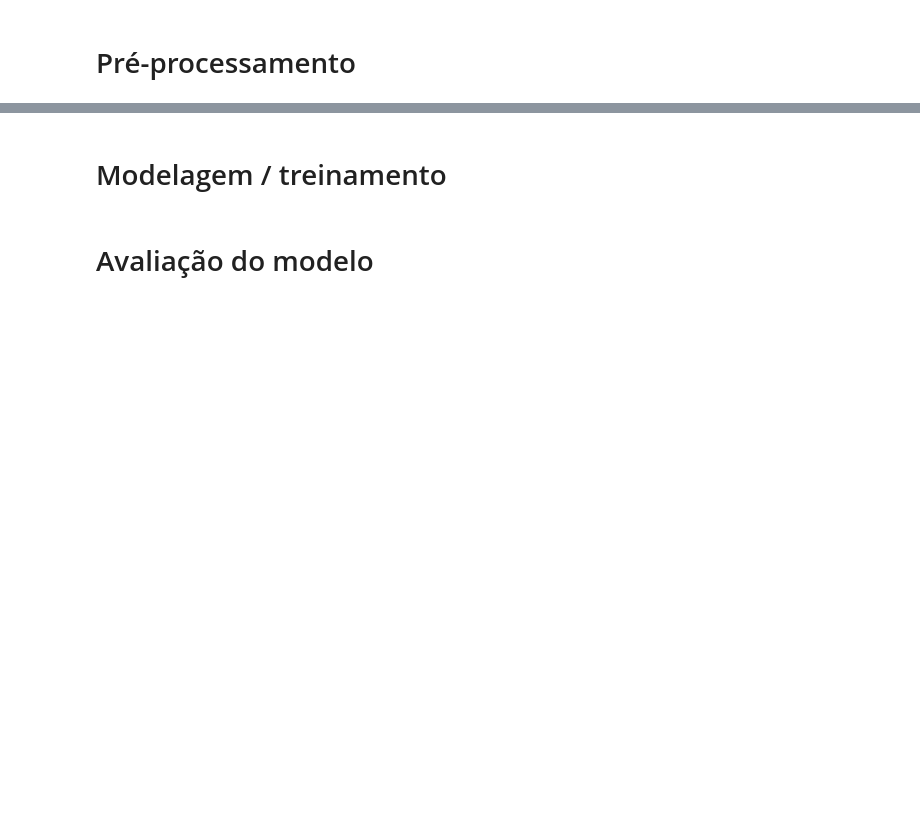
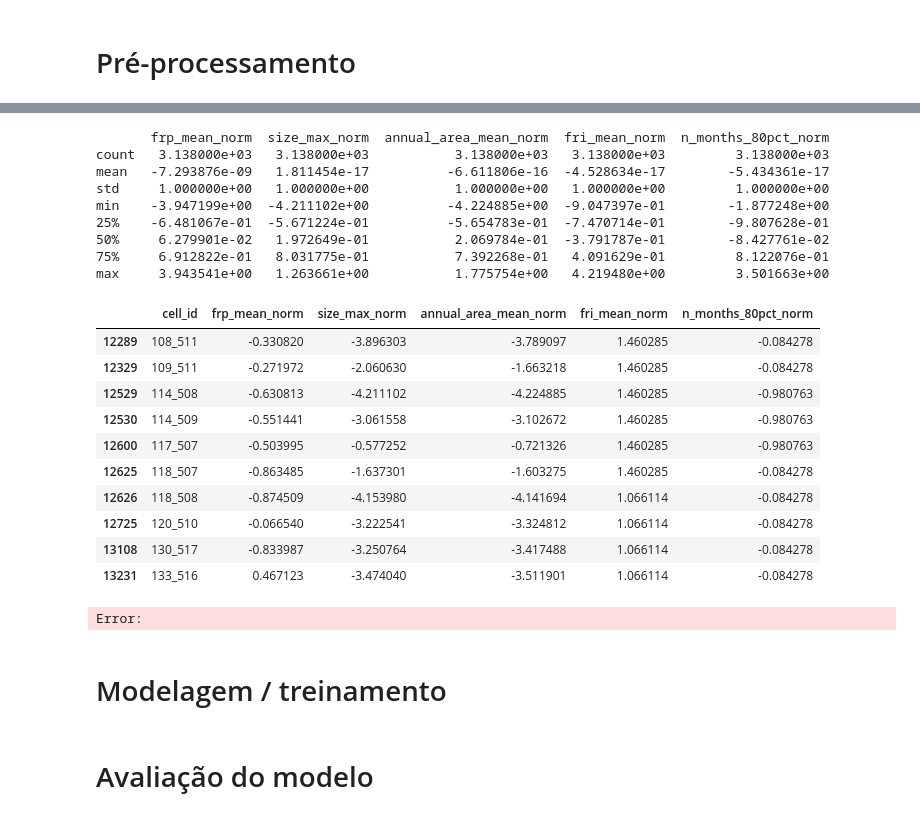
Before and after one commit to AndersonAlvesCoelho/pyroregions-classification, a Jupyter notebook: pyroregions_ucs.ipynb, the cells around one changed output, grey strips where cells are left out. Drawn from its saved outputs; the diff is of its cells as text; code cells hidden in the pictures; blank space fills up the shorter version.

```diff
--- a/pyroregions_ucs.ipynb
+++ b/pyroregions_ucs.ipynb
@@ -1392,0 +1440,8 @@ gc.collect()
+# %%
+# %%
+# Isolar o Grupo A para normalização e clustering
+
+group_a = fire_regime_vector[fire_regime_vector['group'] == 'A_confiavel'].copy()
+
+print("Células no Grupo A:", len(group_a))
+print(group_a[['fri_mean', 'frp_mean', 'n_months_80pct', 'size_max', 'annual_area_mean']].describe())
@@ -1392,0 +1459,66 @@ gc.collect()
+# %%
+# Normalização — log1p nas variáveis com cauda longa, depois z-score em todas
+
+from scipy import stats
+
+# Colunas com forte assimetria (desvio padrão > média, cauda longa) recebem log1p antes do z-score
+log_transform_cols = ['frp_mean', 'size_max', 'annual_area_mean']
+direct_zscore_cols = ['fri_mean', 'n_months_80pct']
+
+group_a_norm = group_a[['cell_id']].copy()
+
+for col in log_transform_cols:
+    logged = np.log1p(group_a[col])
+    group_a_norm[f'{col}_norm'] = (logged - logged.mean()) / logged.std()
+
+for col in direct_zscore_cols:
+    group_a_norm[f'{col}_norm'] = (group_a[col] - group_a[col].mean()) / group_a[col].std()
+
+print(group_a_norm.describe())
+group_a_norm.head(10)
+# %% [output]
+       frp_mean_norm  size_max_norm  annual_area_mean_norm  fri_mean_norm  n_months_80pct_norm
+count   3.138000e+03   3.138000e+03           3.138000e+03   3.138000e+03         3.138000e+03
+mean   -7.293876e-09   1.811454e-17          -6.611806e-16  -4.528634e-17        -5.434361e-17
+std     1.000000e+00   1.000000e+00           1.000000e+00   1.000000e+00         1.000000e+00
+min    -3.947199e+00  -4.211102e+00          -4.224885e+00  -9.047397e-01        -1.877248e+00
+25%    -6.481067e-01  -5.671224e-01          -5.654783e-01  -7.470714e-01        -9.807628e-01
+50%     6.279901e-02   1.972649e-01           2.069784e-01  -3.791787e-01        -8.427761e-02
+75%     6.912822e-01   8.031775e-01           7.392268e-01   4.091629e-01         8.122076e-01
+max     3.943541e+00   1.263661e+00           1.775754e+00   4.219480e+00         3.501663e+00
+|  | cell_id | frp_mean_norm | size_max_norm | annual_area_mean_norm | fri_mean_norm | n_months_80pct_norm |
+| 12289 | 108_511 | -0.330820 | -3.896303 | -3.789097 | 1.460285 | -0.084278 |
+| 12329 | 109_511 | -0.271972 | -2.060630 | -1.663218 | 1.460285 | -0.084278 |
+| 12529 | 114_508 | -0.630813 | -4.211102 | -4.224885 | 1.460285 | -0.980763 |
+| 12530 | 114_509 | -0.551441 | -3.061558 | -3.102672 | 1.460285 | -0.980763 |
+| 12600 | 117_507 | -0.503995 | -0.577252 | -0.721326 | 1.460285 | -0.980763 |
+| 12625 | 118_507 | -0.863485 | -1.637301 | -1.603275 | 1.460285 | -0.084278 |
+| 12626 | 118_508 | -0.874509 | -4.153980 | -4.141694 | 1.066114 | -0.084278 |
+| 12725 | 120_510 | -0.066540 | -3.222541 | -3.324812 | 1.066114 | -0.084278 |
+| 13108 | 130_517 | -0.833987 | -3.250764 | -3.417488 | 1.066114 | -0.084278 |
+| 13231 | 133_516 | 0.467123 | -3.474040 | -3.511901 | 1.066114 | -0.084278 |
+# %%
+# %%
+# K-means — testar K de 3 a 8, usando inércia (cotovelo) e silhouette score
+
+from sklearn.cluster import KMeans
+from sklearn.metrics import silhouette_score
+
+feature_cols = ['frp_mean_norm', 'size_max_norm', 'annual_area_mean_norm', 'fri_mean_norm', 'n_months_80pct_norm']
+X = group_a_norm[feature_cols].values
+
+results = []
+
+for k in range(3, 9):
+    kmeans = KMeans(n_clusters=k, random_state=42, n_init=10)
+    labels = kmeans.fit_predict(X)
+
+    inertia = kmeans.inertia_
+    silhouette = silhouette_score(X, labels)
+
+    results.append({'k': k, 'inertia': inertia, 'silhouette': silhouette})
+    print(f"K={k} | Inércia={inertia:.1f} | Silhouette={silhouette:.3f}")
+
+results_df = pd.DataFrame(results)
+# %% [output]
+Error:
```
Also changed, not shown: parts of 64 cells of this notebook.
